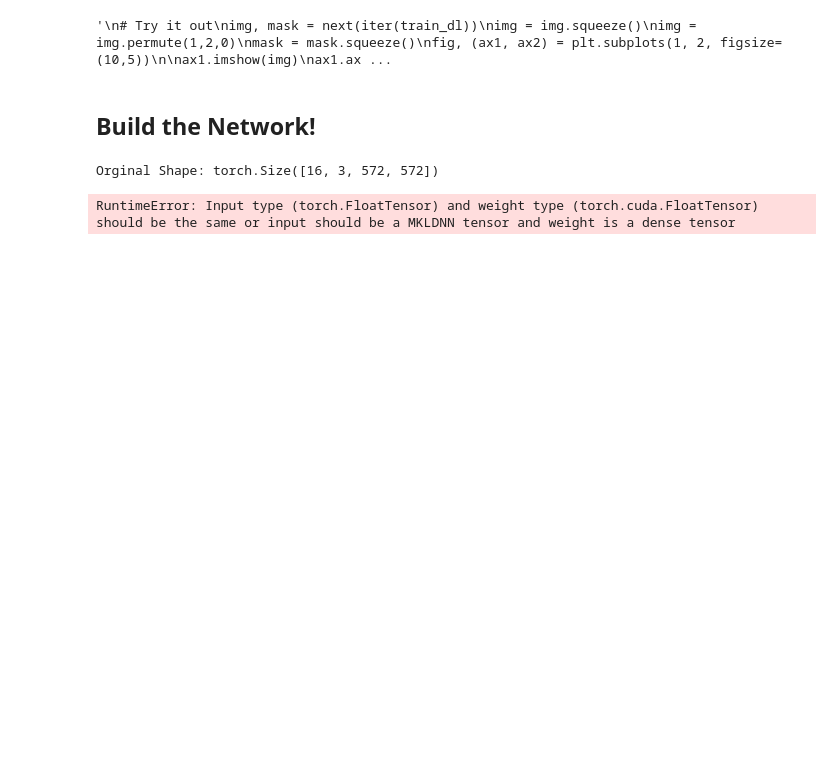
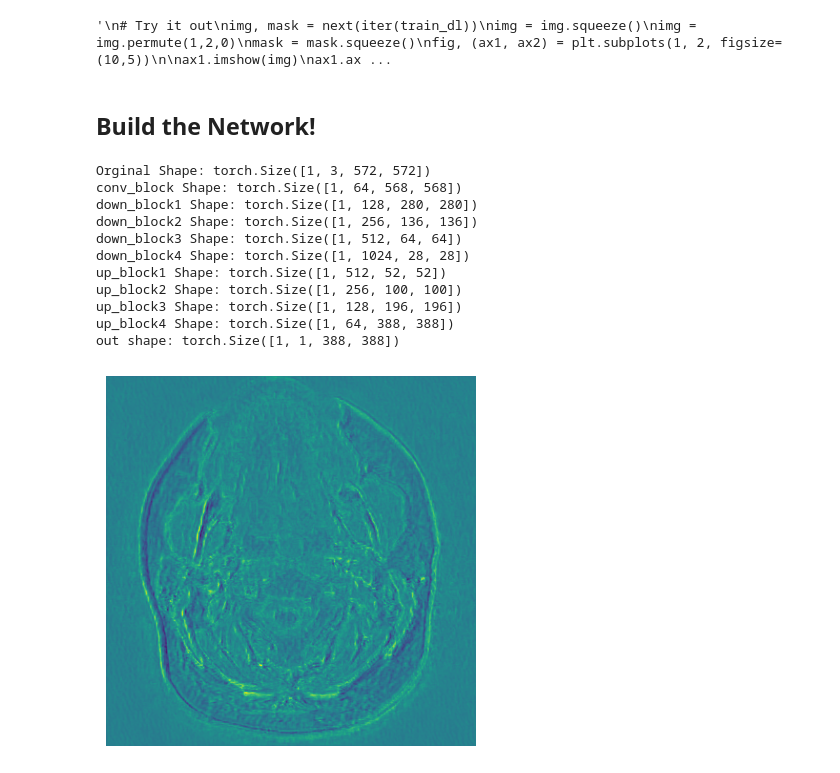
Before and after one commit to Chunt0/puttyU, a Jupyter notebook: Diffusion/UNet/unet.ipynb, the cells around one changed output. Cells and saved outputs as stored; diff of their text form; code cells hidden in the pictures; blank space fills up the shorter version.

```diff
--- a/Diffusion/UNet/unet.ipynb
+++ b/Diffusion/UNet/unet.ipynb
@@ -317,7 +320,7 @@ plt.show()
 # %%
 # Now let's turn them into DataLoaders
 # Set batch_size
-BS = 16
+BS = 1
 
 train_dl = DataLoader(train_dataset, batch_size=BS, shuffle=True)
 test_dl = DataLoader(test_dataset, batch_size=BS, shuffle=True)
@@ -436,47 +444,61 @@ class OutConv(nn.Module):
     def forward(self, x):
         return self.conv(x)
 # %%
-# Let's test some of our code as we build
-conv_block1 = DoubleConv(in_channels=3, out_channels=64, device=device).to(device)
-down_block1 = DownSamp(in_channels=64, out_channels=128, device=device).to(device)
-down_block2 = DownSamp(in_channels=128, out_channels=256, device=device).to(device)
-down_block3 = DownSamp(in_channels=256, out_channels=512, device=device).to(device)
-down_block4 = DownSamp(in_channels=512, out_channels=1024, device=device).to(device)
-up_block1 = UpSamp(in_channels=1024, out_channels=512, device=device).to(device)
-up_block2 = UpSamp(in_channels=512, out_channels=256, device=device).to(device)
-up_block3 = UpSamp(in_channels=256, out_channels=128, device=device).to(device)
-up_block4 = UpSamp(in_channels=128, out_channels=64, device=device).to(device)
-outconv = OutConv(in_channels=64, out_channels=1, device=device).to(device)
+# At this stage I wanted to test my nn.Module classes, make sure that they were performing the
+# correct matrix operations and track their shape through the network.
+# I also spent some time trying to figure out how to get this bad boy on cuda but I wasn't
+# successful... will have to try later maybe?
+
+conv_block1 = DoubleConv(in_channels=3, out_channels=64)
+down_block1 = DownSamp(in_channels=64, out_channels=128)
+down_block2 = DownSamp(in_channels=128, out_channels=256)
+down_block3 = DownSamp(in_channels=256, out_channels=512)
+down_block4 = DownSamp(in_channels=512, out_channels=1024)
+up_block1 = UpSamp(in_channels=1024, out_channels=512)
+up_block2 = UpSamp(in_channels=512, out_channels=256)
+up_block3 = UpSamp(in_channels=256, out_channels=128)
+up_block4 = UpSamp(in_channels=128, out_channels=64)
+outconv = OutConv(in_channels=64, out_channels=1)
 
 
 X, _ = next(iter(train_dl))
 
-X.to(device)
 
 print(f"Orginal Shape: {X.shape}")
 X1 = conv_block1(X)
 print(f"conv_block Shape: {X1.shape}")
 X2 = down_block1(X1)
 print(f"down_block1 Shape: {X2.shape}")
 X3 = down_block2(X2)
 print(f"down_block2 Shape: {X3.shape}")
 X4 = down_block3(X3)
 print(f"down_block3 Shape: {X4.shape}")
 X5 = down_block4(X4)
 print(f"down_block4 Shape: {X5.shape}")
 X6 = up_block1(X5, X4)
 print(f"up_block1 Shape: {X6.shape}")
 X7 = up_block2(X6, X3)
 print(f"up_block2 Shape: {X7.shape}")
 X8 = up_block3(X7, X2)
 print(f"up_block3 Shape: {X8.shape}")
 X9 = up_block4(X8, X1)
 print(f"up_block4 Shape: {X9.shape}")
 out = outconv(X9)
 print(f"out shape: {out.shape}")
 
 out = out[0].squeeze()
-plt.imshow(out.detach().numpy(), cmap="gray")
+plt.axis("off")
+plt.imshow(out.detach().numpy());
 # %% [output]
-Orginal Shape: torch.Size([16, 3, 572, 572])
+Orginal Shape: torch.Size([1, 3, 572, 572])
+conv_block Shape: torch.Size([1, 64, 568, 568])
+down_block1 Shape: torch.Size([1, 128, 280, 280])
+down_block2 Shape: torch.Size([1, 256, 136, 136])
+down_block3 Shape: torch.Size([1, 512, 64, 64])
+down_block4 Shape: torch.Size([1, 1024, 28, 28])
+up_block1 Shape: torch.Size([1, 512, 52, 52])
+up_block2 Shape: torch.Size([1, 256, 100, 100])
+up_block3 Shape: torch.Size([1, 128, 196, 196])
+up_block4 Shape: torch.Size([1, 64, 388, 388])
+out shape: torch.Size([1, 1, 388, 388])
-RuntimeError: Input type (torch.FloatTensor) and weight type (torch.cuda.FloatTensor) should be the same or input should be a MKLDNN tensor and weight is a dense tensor
+[figure, added]
```
Also changed, not shown: parts of 3 cells of this notebook.
